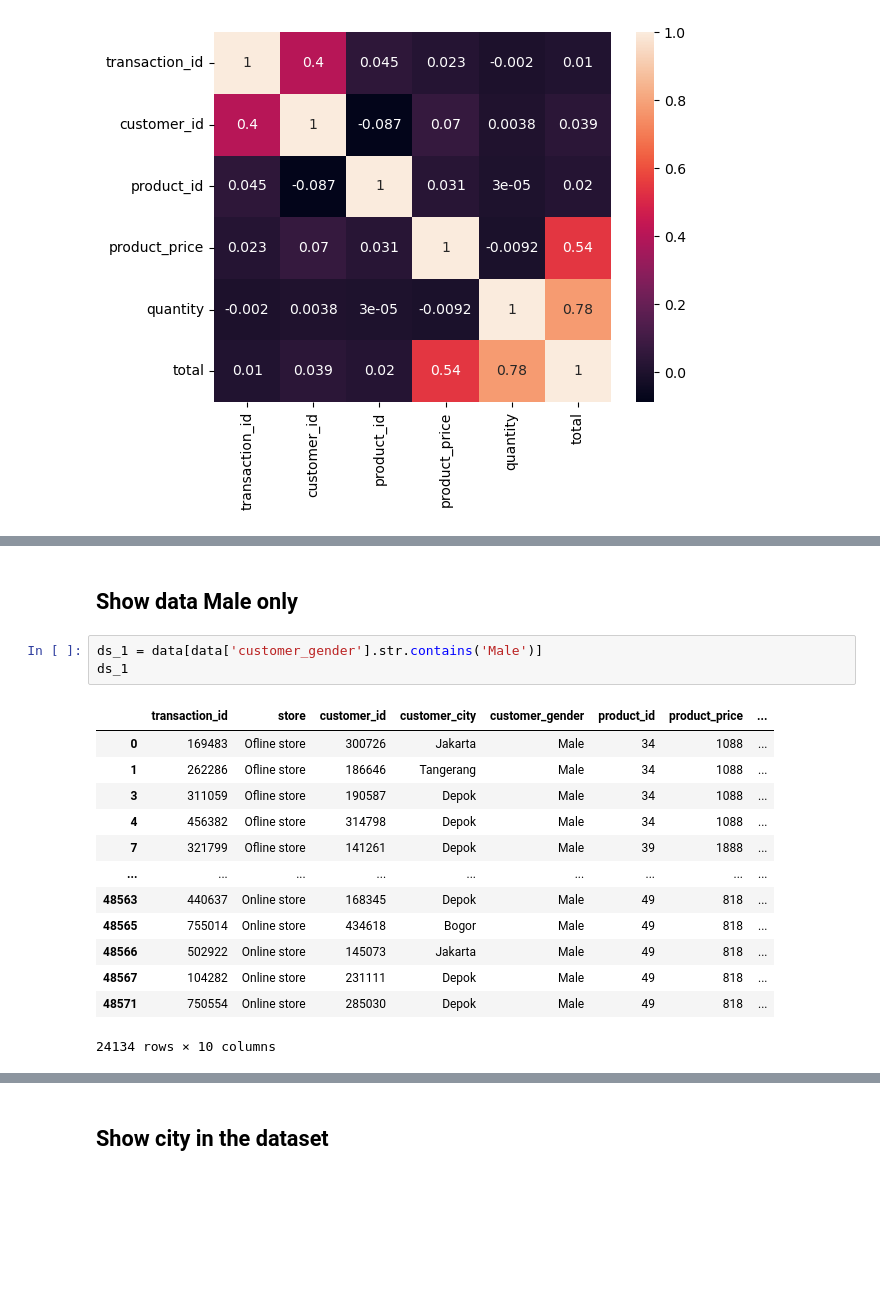
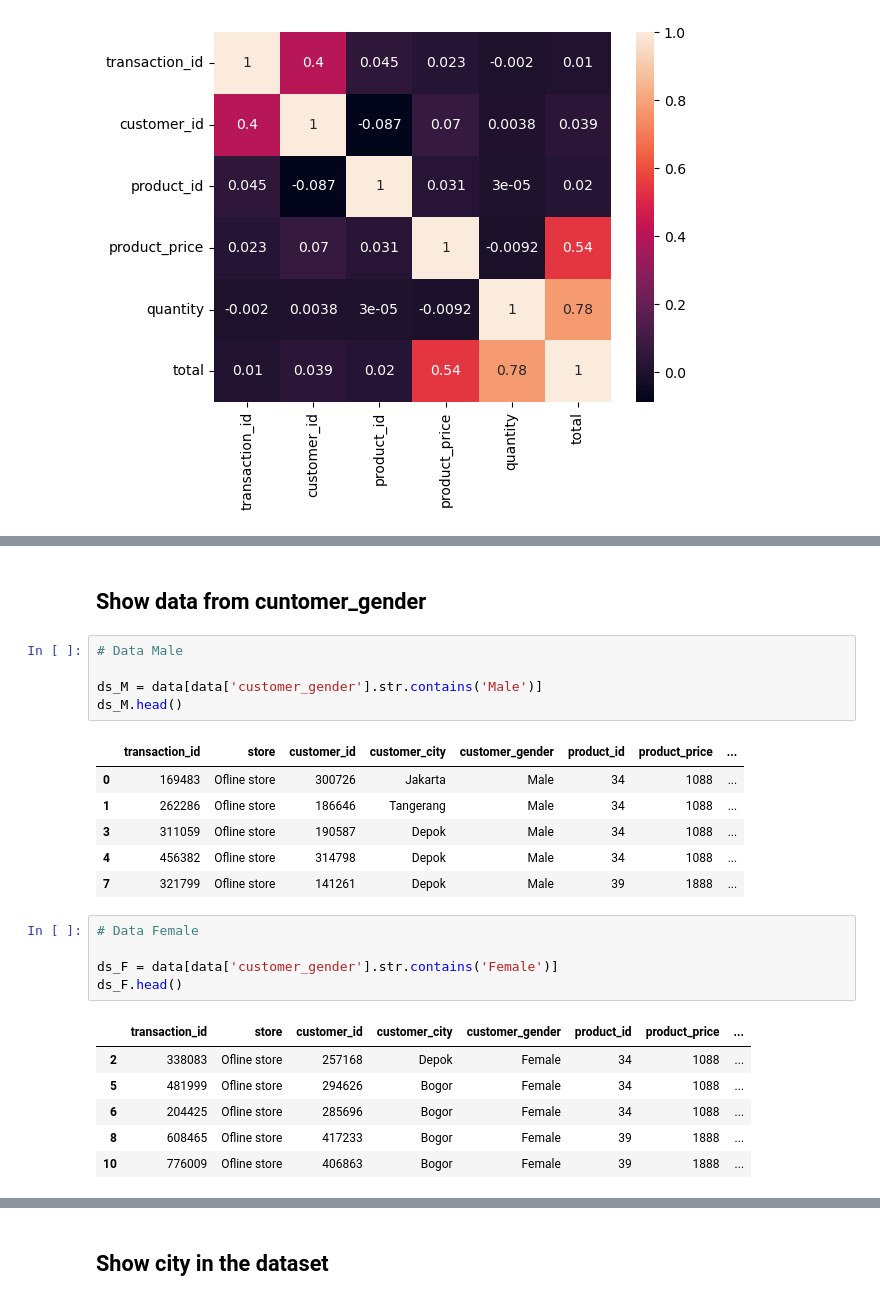
Before and after one commit to Edy-Mochamad/Analysis-Ecommers, a Jupyter notebook: ecommers.ipynb, the cells around one changed output, grey strips where cells are left out. Drawn from its saved outputs; the diff is of its cells as text; blank space fills up the shorter version.

```diff
--- a/ecommers.ipynb
+++ b/ecommers.ipynb
@@ -134,19 +160,26 @@ sns.heatmap(data.corr(), annot = True);
 # %% [markdown]
-## **Show data Male only**
+## **Show data from cuntomer_gender**
 # %%
-ds_1 = data[data['customer_gender'].str.contains('Male')]
-ds_1
+# Data Male
+
+ds_M = data[data['customer_gender'].str.contains('Male')]
+ds_M.head()
 # %% [output]
 |  | transaction_id | store | customer_id | customer_city | customer_gender | product_id | product_price | ... |
 | 0 | 169483 | Ofline store | 300726 | Jakarta | Male | 34 | 1088 | ... |
 | 1 | 262286 | Ofline store | 186646 | Tangerang | Male | 34 | 1088 | ... |
 | 3 | 311059 | Ofline store | 190587 | Depok | Male | 34 | 1088 | ... |
 | 4 | 456382 | Ofline store | 314798 | Depok | Male | 34 | 1088 | ... |
 | 7 | 321799 | Ofline store | 141261 | Depok | Male | 39 | 1888 | ... |
-| ... | ... | ... | ... | ... | ... | ... | ... | ... |
-| 48563 | 440637 | Online store | 168345 | Depok | Male | 49 | 818 | ... |
-| 48565 | 755014 | Online store | 434618 | Bogor | Male | 49 | 818 | ... |
-| 48566 | 502922 | Online store | 145073 | Jakarta | Male | 49 | 818 | ... |
-| 48567 | 104282 | Online store | 231111 | Depok | Male | 49 | 818 | ... |
-| 48571 | 750554 | Online store | 285030 | Depok | Male | 49 | 818 | ... |
-24134 rows × 10 columns
+# %%
+# Data Female
+
+ds_F = data[data['customer_gender'].str.contains('Female')]
+ds_F.head()
+# %% [output]
+|  | transaction_id | store | customer_id | customer_city | customer_gender | product_id | product_price | ... |
+| 2 | 338083 | Ofline store | 257168 | Depok | Female | 34 | 1088 | ... |
+| 5 | 481999 | Ofline store | 294626 | Bogor | Female | 34 | 1088 | ... |
+| 6 | 204425 | Ofline store | 285696 | Bogor | Female | 34 | 1088 | ... |
+| 8 | 608465 | Ofline store | 417233 | Bogor | Female | 39 | 1888 | ... |
+| 10 | 776009 | Ofline store | 406863 | Bogor | Female | 39 | 1888 | ... |
```
Also changed, not shown: parts of 10 cells of this notebook.
